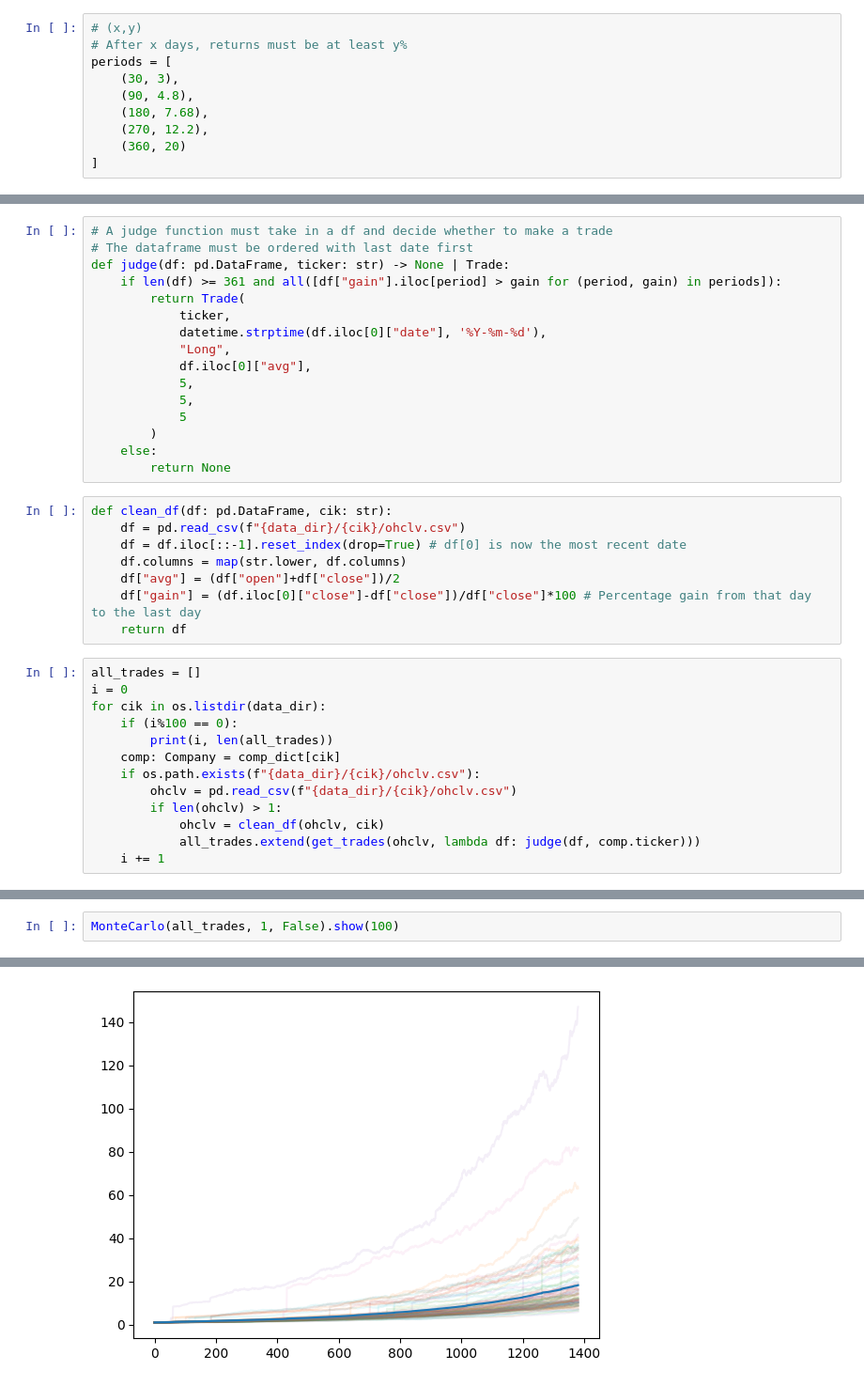
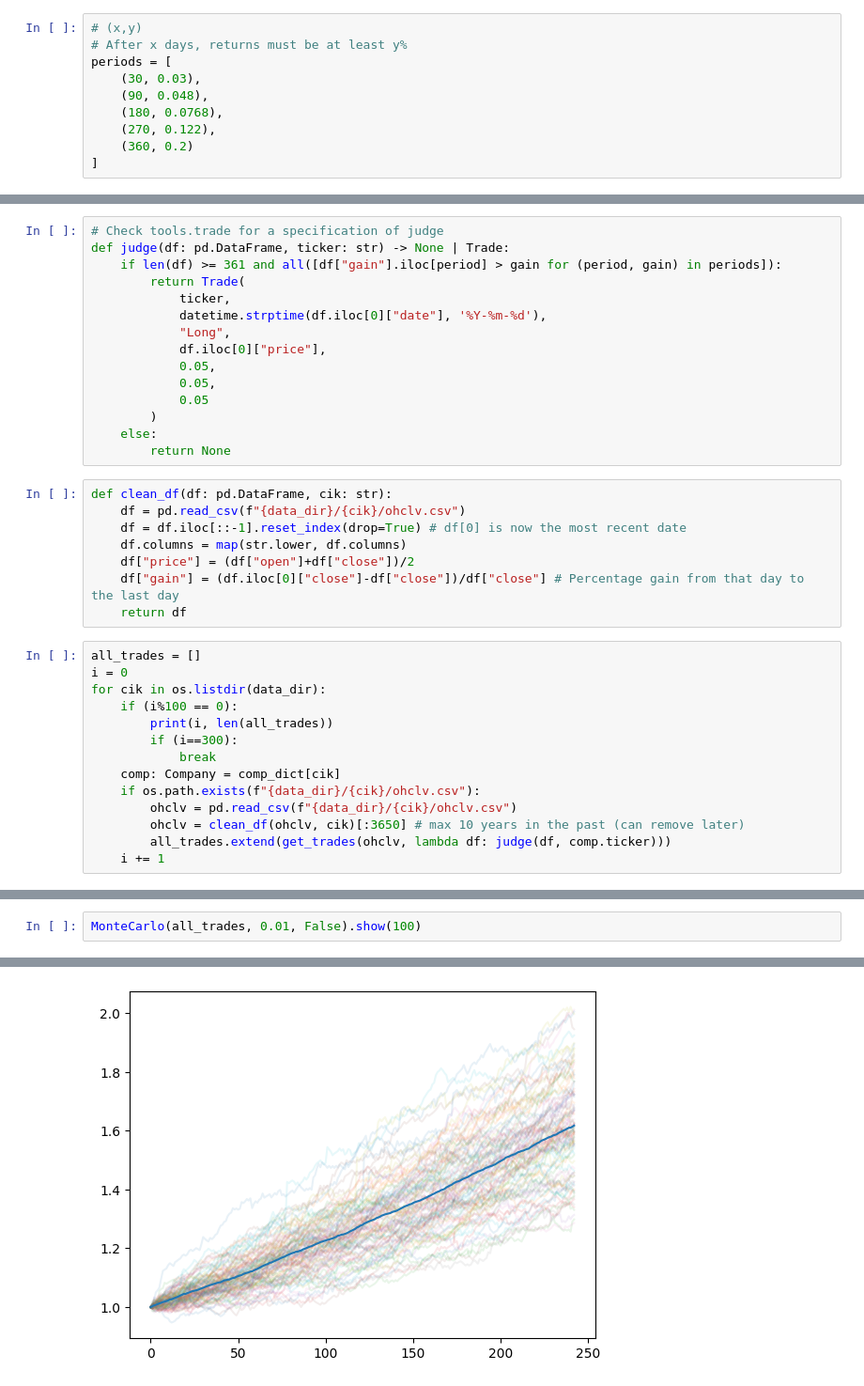
Before and after one commit to MarcoBonato2007/marcowitz, a Jupyter notebook: growers.ipynb, the cells around one changed output, grey strips where cells are left out. Shown at 94% size. Saved outputs shown, nothing was run; the diff lists cells and outputs as text.

Commit message:
Got prototype monte carlo and strategy. Work on: - Making everything more modular, readable, etc. - Developing more strategies, better backtesting

```diff
--- a/growers.ipynb
+++ b/growers.ipynb
@@ -13,9 +12,9 @@ comp_dict = scraper.get_companies_dict()
 # (x,y)
 # After x days, returns must be at least y%
 periods = [
-    (30, 3),
-    (90, 4.8),
-    (180, 7.68),
-    (270, 12.2),
-    (360, 20)
+    (30, 0.03),
+    (90, 0.048),
+    (180, 0.0768),
+    (270, 0.122),
+    (360, 0.2)
 ]
@@ -24,16 +21,15 @@ periods = [
 # %%
-# A judge function must take in a df and decide whether to make a trade
-# The dataframe must be ordered with last date first
+# Check tools.trade for a specification of judge
 def judge(df: pd.DataFrame, ticker: str) -> None | Trade:
     if len(df) >= 361 and all([df["gain"].iloc[period] > gain for (period, gain) in periods]):
         return Trade(
             ticker,
             datetime.strptime(df.iloc[0]["date"], '%Y-%m-%d'),
             "Long",
-            df.iloc[0]["avg"],
-            5,
-            5,
-            5
+            df.iloc[0]["price"],
+            0.05,
+            0.05,
+            0.05
         )
     else:
         return None
@@ -42,8 +38,8 @@ def clean_df(df: pd.DataFrame, cik: str):
     df = pd.read_csv(f"{data_dir}/{cik}/ohclv.csv")
     df = df.iloc[::-1].reset_index(drop=True) # df[0] is now the most recent date
     df.columns = map(str.lower, df.columns)
-    df["avg"] = (df["open"]+df["close"])/2
-    df["gain"] = (df.iloc[0]["close"]-df["close"])/df["close"]*100 # Percentage gain from that day to the last day
+    df["price"] = (df["open"]+df["close"])/2
+    df["gain"] = (df.iloc[0]["close"]-df["close"])/df["close"] # Percentage gain from that day to the last day
     return df
 # %%
 all_trades = []
@@ -51,12 +47,13 @@ i = 0
 for cik in os.listdir(data_dir):
     if (i%100 == 0):
         print(i, len(all_trades))
+        if (i==300):
+            break
     comp: Company = comp_dict[cik]
     if os.path.exists(f"{data_dir}/{cik}/ohclv.csv"):
         ohclv = pd.read_csv(f"{data_dir}/{cik}/ohclv.csv")
-        if len(ohclv) > 1:
-            ohclv = clean_df(ohclv, cik)
-            all_trades.extend(get_trades(ohclv, lambda df: judge(df, comp.ticker)))
+        ohclv = clean_df(ohclv, cik)[:3650] # max 10 years in the past (can remove later)
+        all_trades.extend(get_trades(ohclv, lambda df: judge(df, comp.ticker)))
     i += 1
 # %% [output]
 0 0
@@ -68,3 +63,3 @@ KeyboardInterrupt:
 # %%
-MonteCarlo(all_trades, 1, False).show(100)
+MonteCarlo(all_trades, 0.01, False).show(100)
 # %% [output]
@@ -77 +71 @@ Average performance: 1724.553384038049%
-[figure, old version]
+[figure, new version]
```
Also changed, not shown: parts of 5 cells of this notebook, 4 other files.
